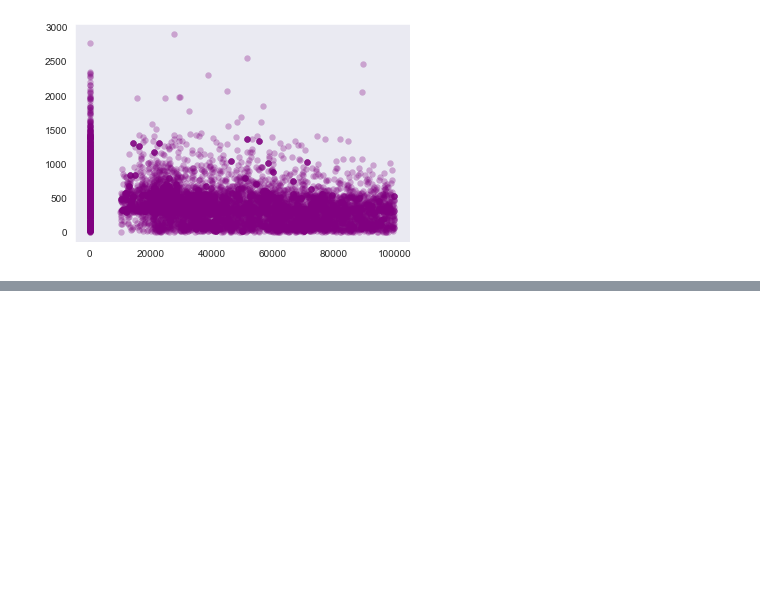
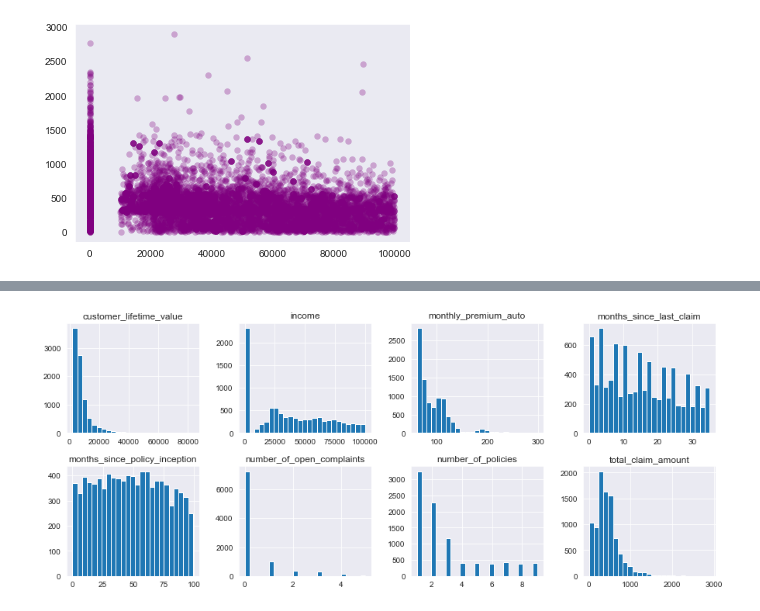
Before and after one commit to IsabelJabs/lab-customer-analysis-round-2, a Jupyter notebook: files_for_lab/csv_files/CustAnalysis2_3.ipynb, the cells around one changed output, grey strips where cells are left out. Cells and saved outputs as stored; diff of their text form; code cells hidden in the pictures; blank space fills up the shorter version.

```diff
--- a/files_for_lab/csv_files/CustAnalysis2_3.ipynb
+++ b/files_for_lab/csv_files/CustAnalysis2_3.ipynb
@@ -305,0 +364,6 @@ plt.show()
+# %%
+#all histograms
+df_nums.hist(bins=25, figsize=(15, 6), layout=(2, 4));
+plt.show()
+# %% [output]
+[figure, added]
```
Also changed, not shown: parts of 20 cells of this notebook.
